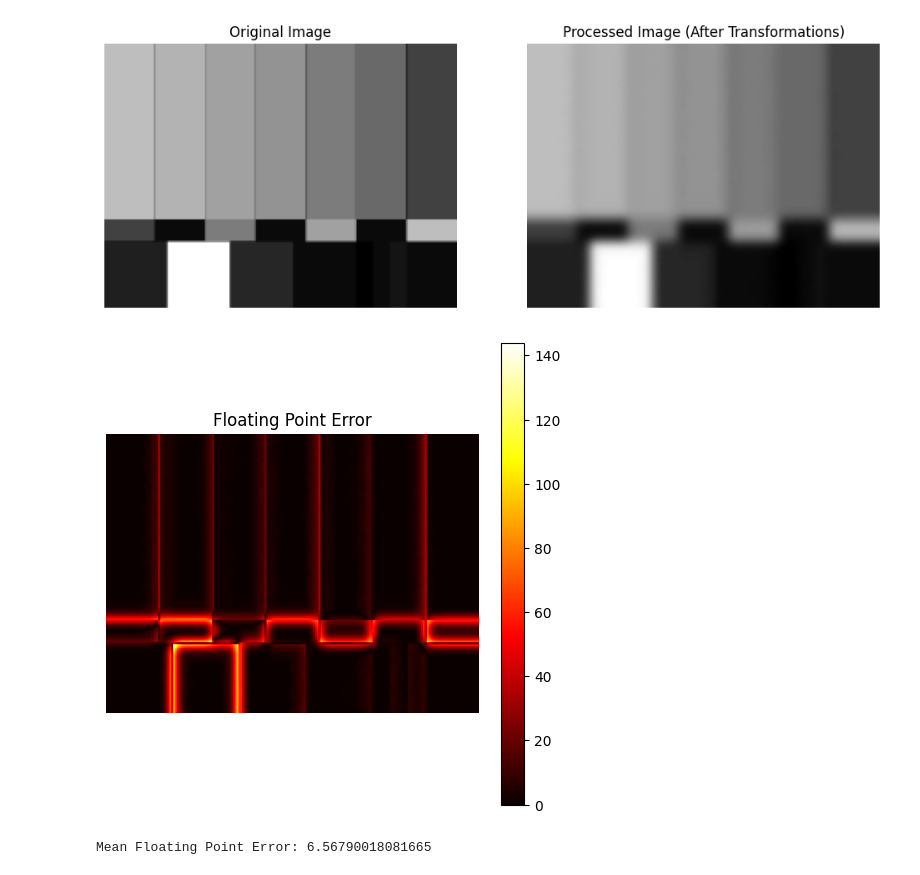
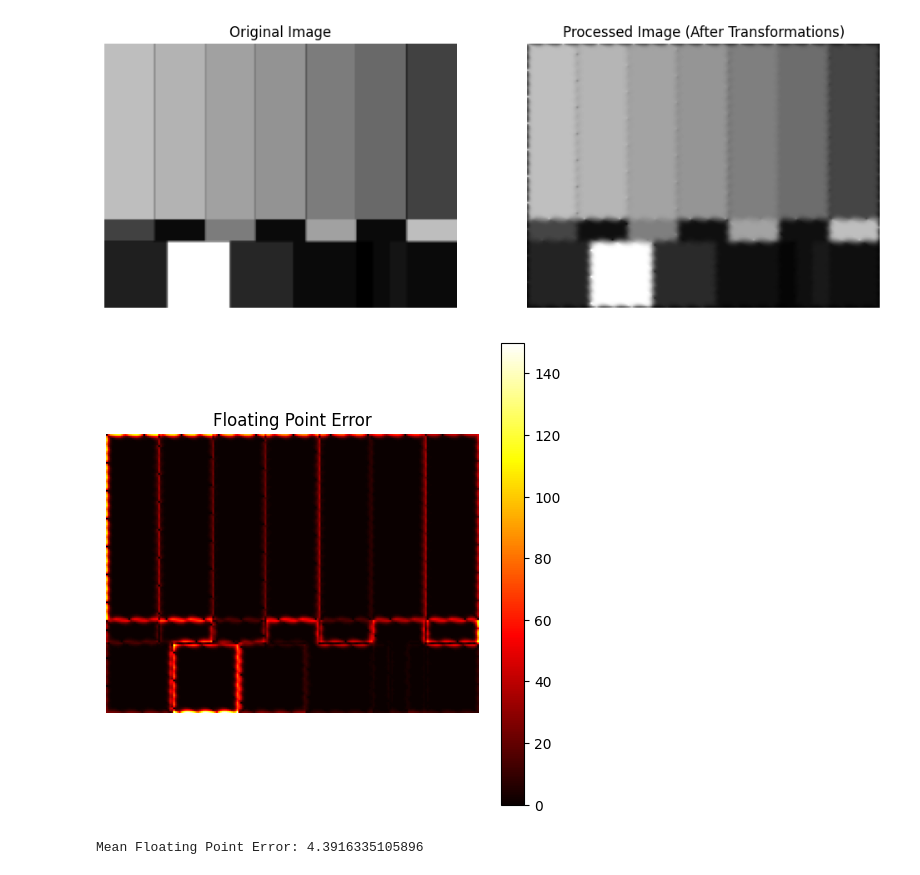
Before and after one commit to hlaff147/floating-pointImage-degradation, a Jupyter notebook: test.ipynb, the cells around one changed output. Cells and saved outputs as stored; diff of their text form; code cells hidden in the pictures.

Commit message:
função que desfaz deformação concluída

```diff
--- a/test.ipynb
+++ b/test.ipynb
@@ -24,7 +24,13 @@ def deform_image(image):
     dst_points = np.float32([[0, 0], [width - 30, 20], [30, height - 20], [width, height]])
     matrix = cv2.getPerspectiveTransform(src_points, dst_points)
     deformed_image = cv2.warpPerspective(image, matrix, (width, height))
-    return deformed_image
+    return deformed_image, matrix
+
+def undo_deform_image(image, matrix):
+    height, width = image.shape[:2]
+    inverse_matrix = np.linalg.inv(matrix)
+    restored_image = cv2.warpPerspective(image, inverse_matrix, (width, height))
+    return restored_image
 # %%
 image_path = 'test.png'  # Replace with your image path
 original_image = cv2.imread(image_path, cv2.IMREAD_GRAYSCALE)
@@ -33,45 +39,48 @@ original_image_float = original_image.astype(np.float32)
 
 # Apply transformations repeatedly
 processed_image = original_image.copy()
-for _ in range(20):  # Repeat the transformations 10 times
-    processed_image = enlarge_image(processed_image, scale_factor=1.1)
-    processed_image = contract_image(processed_image, scale_factor=0.9)
-    #processed_image = deform_image(processed_image)
+for _ in range(5):  # Repeat the transformations 10 times
+    #processed_image = enlarge_image(processed_image, scale_factor=1.1)
+    #processed_image = contract_image(processed_image, scale_factor=0.9)
+    processed_image, deform_matrix = deform_image(processed_image)
+    processed_image = undo_deform_image(processed_image, deform_matrix)
 
 # Resize processed image to original size for comparison
-processed_image_resized = cv2.resize(processed_image, original_image.shape[::-1], interpolation=cv2.INTER_LINEAR)
+#restored_image = undo_deform_image(processed_image, deform_matrix)
+
+processed_image_resized = cv2.resize(processed_image, original_image.shape[::-1], interpolation=cv2.INTER_LINEAR) #p processed_image
 
 # Calculate the floating point error
 processed_image_float = processed_image_resized.astype(np.float32)
 floating_point_error = np.abs(original_image_float - processed_image_float)
 
 # Display the original and processed images
 plt.figure(figsize=(12, 6))
 
 plt.subplot(1, 2, 1)
 plt.title("Original Image")
 plt.imshow(original_image, cmap='gray')
 plt.axis('off')
 
 plt.subplot(1, 2, 2)
 plt.title("Processed Image (After Transformations)")
 plt.imshow(processed_image_resized, cmap='gray')
 plt.axis('off')
 
 plt.show()
 
 # Display the floating point error
 plt.figure(figsize=(6, 6))
 plt.title("Floating Point Error")
 plt.imshow(floating_point_error, cmap='hot')
 plt.axis('off')
 plt.colorbar()
 plt.show()
 
 # Calculate and print the mean floating point error
 mean_floating_point_error = np.mean(floating_point_error)
 print(f"Mean Floating Point Error: {mean_floating_point_error}")
 # %% [output]
-[figure, old version]
+[figure, new version]
-[figure, old version]
+[figure, new version]
-Mean Floating Point Error: 6.56790018081665
+Mean Floating Point Error: 4.3916335105896
```
Also changed, not shown: 1 other file.
